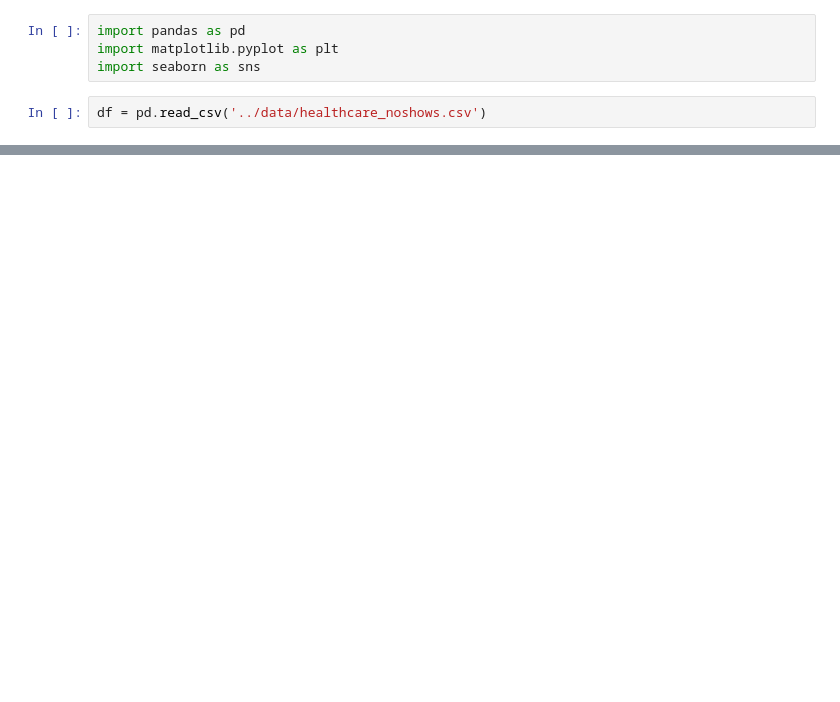
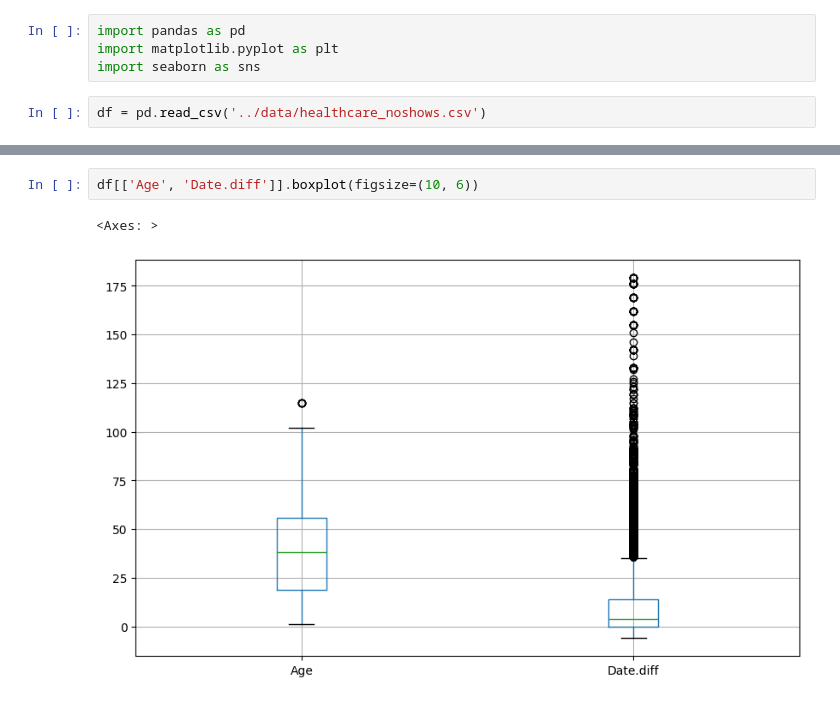
Before and after one commit to lucashcl/ciencia-de-dados, a Jupyter notebook: notebooks/eda.ipynb, the cells around one changed output, grey strips where cells are left out. Drawn from its saved outputs; the diff is of its cells as text; blank space fills up the shorter version.

```diff
--- a/notebooks/eda.ipynb
+++ b/notebooks/eda.ipynb
@@ -15,0 +82,5 @@ df.head()
+# %%
+df[['Age', 'Date.diff']].boxplot(figsize=(10, 6))
+# %% [output]
+<Axes: >
+[figure, added]
```
Also changed, not shown: parts of 10 cells of this notebook.
